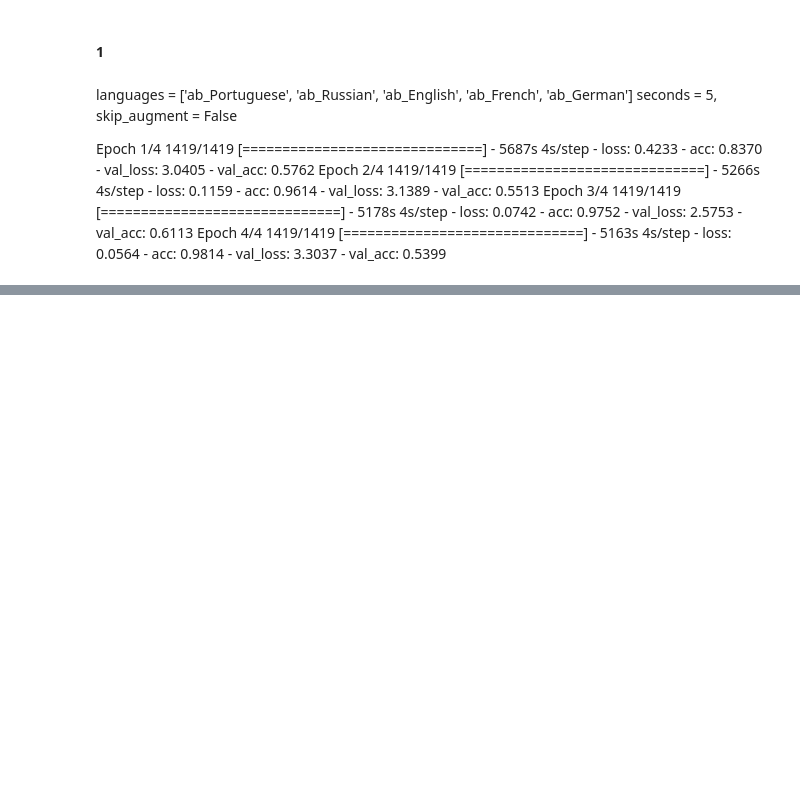
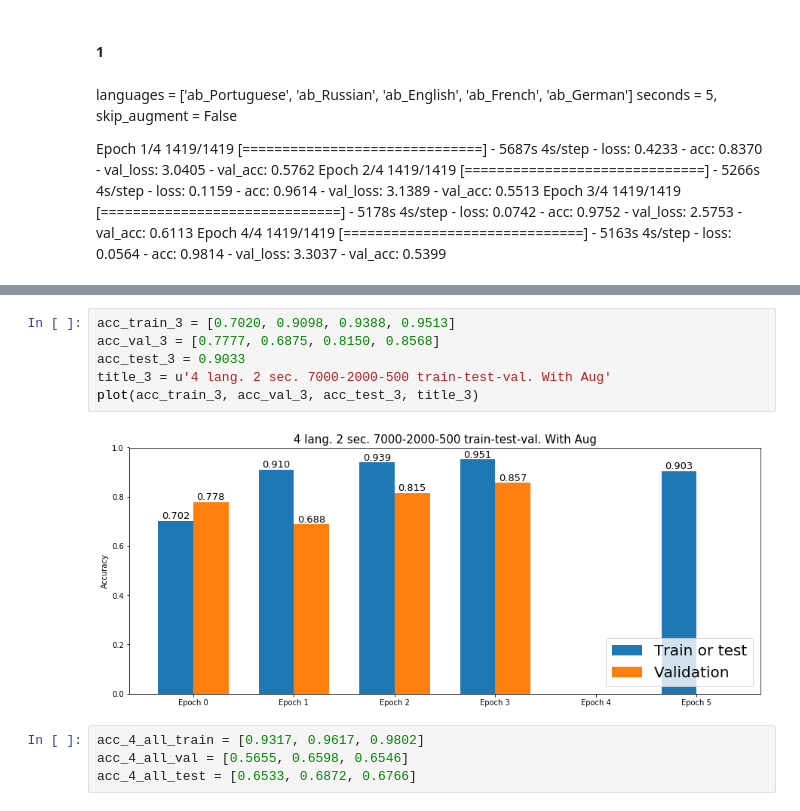
Before and after one commit to EgorKolesnikov/LangIS, a Jupyter notebook: ipynb/models.ipynb, the cells around one changed output, grey strips where cells are left out. Drawn from its saved outputs; the diff is of its cells as text; blank space fills up the shorter version.

```diff
--- a/ipynb/models.ipynb
+++ b/ipynb/models.ipynb
@@ -329,0 +386,12 @@ Epoch 4/4
+# %%
+acc_train_3 = [0.7020, 0.9098, 0.9388, 0.9513]
+acc_val_3 = [0.7777, 0.6875, 0.8150, 0.8568]
+acc_test_3 = 0.9033
+title_3 = u'4 lang. 2 sec. 7000-2000-500 train-test-val. With Aug'
+plot(acc_train_3, acc_val_3, acc_test_3, title_3)
+# %% [output]
+[figure, added]
+# %%
+acc_4_all_train = [0.9317, 0.9617, 0.9802]
+acc_4_all_val = [0.5655, 0.6598, 0.6546]
+acc_4_all_test = [0.6533, 0.6872, 0.6766]
```
Also changed, not shown: parts of 6 cells of this notebook, 5 other files.
